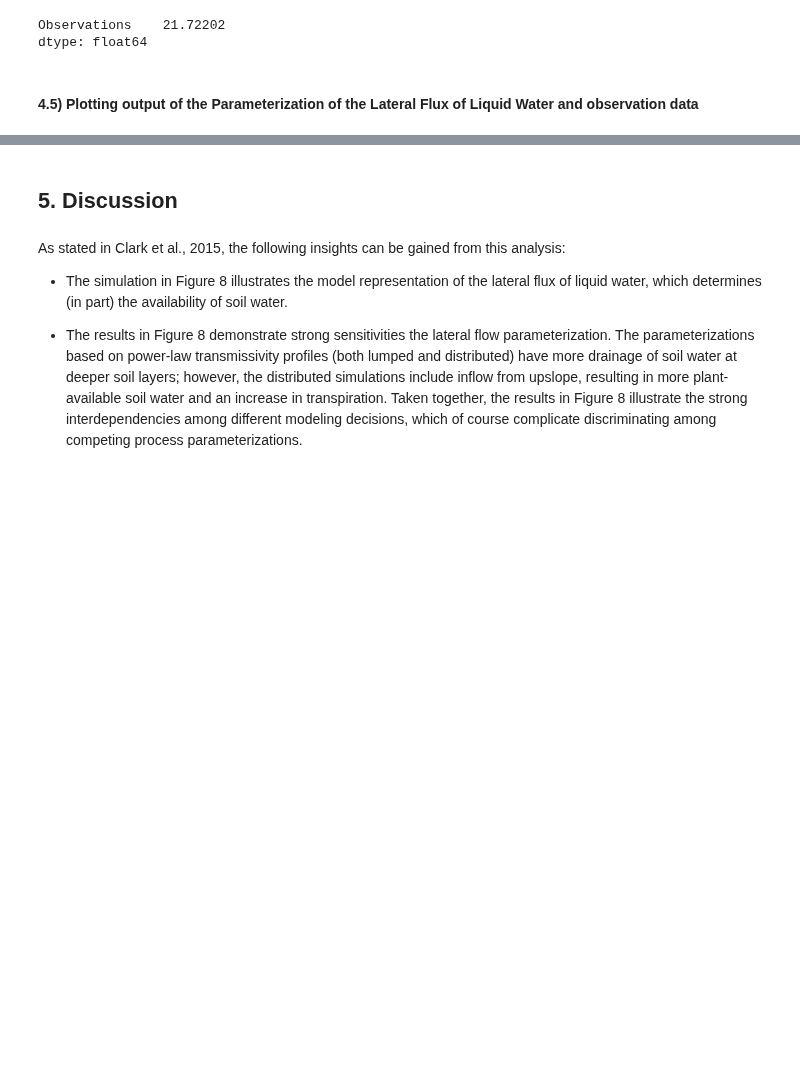
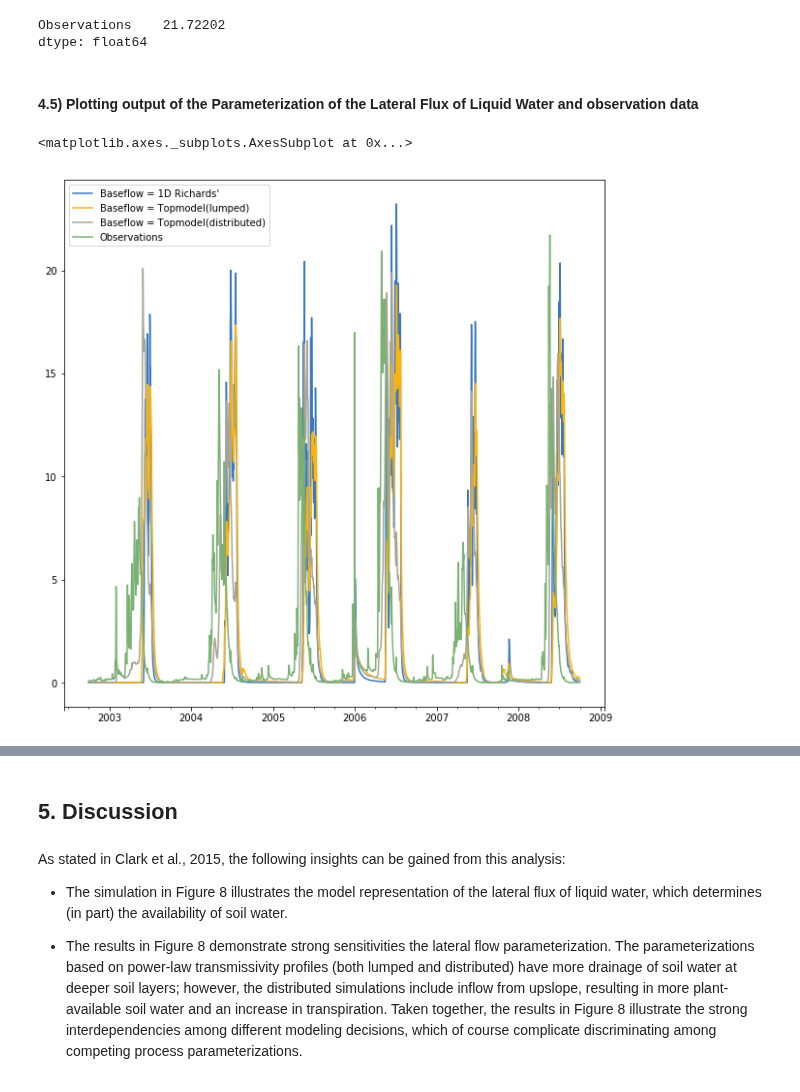
Before and after one commit to UW-Hydro/pysumma, a Jupyter notebook: notebooks/pySUMMA_Demo_Example_Fig9_Docker_develop_ver.ipynb, the cells around one changed output, grey strips where cells are left out. Saved outputs shown, nothing was run; the diff lists cells and outputs as text; code cells hidden in the pictures; blank space fills up the shorter version.

```diff
--- a/notebooks/pySUMMA_Demo_Example_Fig9_Docker_develop_ver.ipynb
+++ b/notebooks/pySUMMA_Demo_Example_Fig9_Docker_develop_ver.ipynb
@@ -455,6 +522,13 @@ Observations    21.72202
 dtype: float64
 # %% [markdown]
 #### 4.5) Plotting output of the Parameterization of the Lateral Flux of Liquid Water and observation data
+# %%
+choi = pd.concat([Runoff_Combine, obs_streamflow_daily], 1)
+# %%
+choi.plot()
+# %% [output]
+<matplotlib.axes._subplots.AxesSubplot at 0x...>
+[figure, added]
 # %%
 # create plot with the Parameterization of model representation of the lateral flux of liquid water
 Runoff_Combine_Graph = Runoff_Combine.plot()
```
Also changed, not shown: parts of 8 cells of this notebook.
